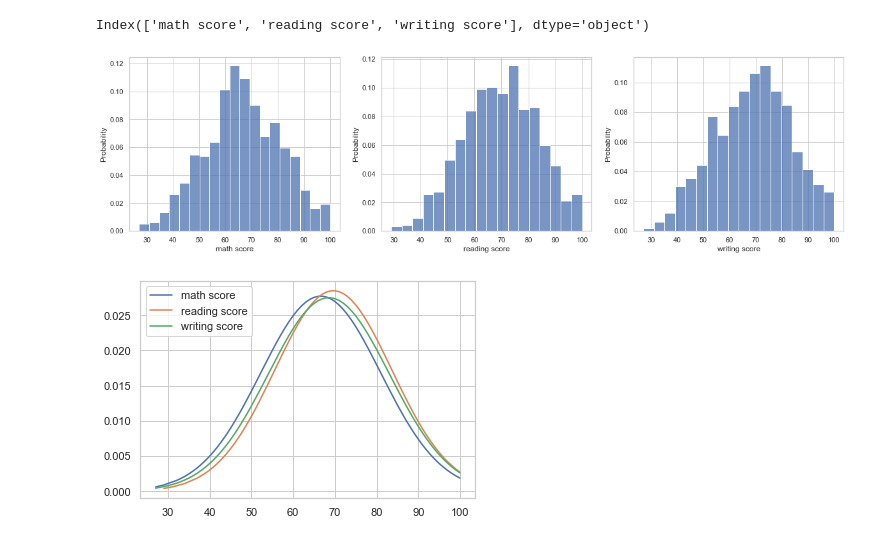
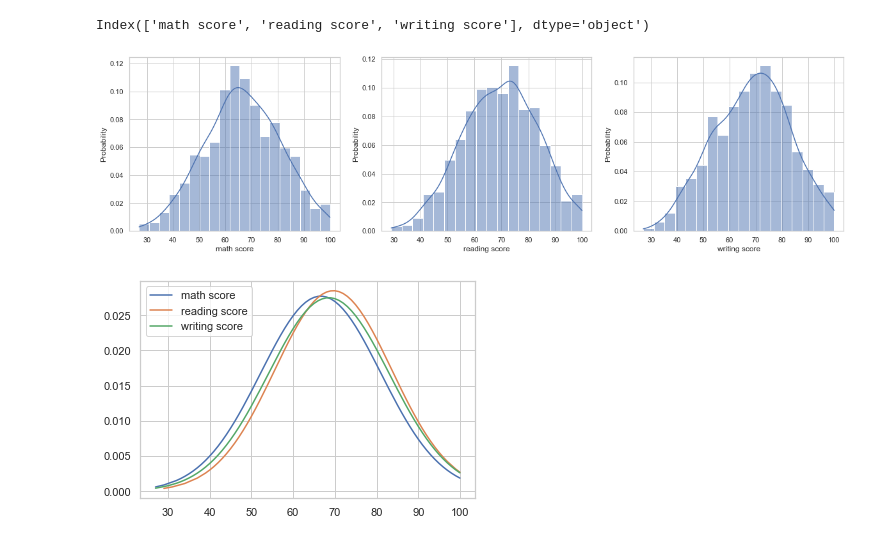
Before and after one commit to 12yoonj/data-analysis-practice, a Jupyter notebook: students_performance/students_performance.ipynb, the cells around one changed output. Cells and saved outputs as stored; diff of their text form; code cells hidden in the pictures.

```diff
--- a/students_performance/students_performance.ipynb
+++ b/students_performance/students_performance.ipynb
@@ -188,9 +190,9 @@ Index(['math score', 'reading score', 'writing score'], dtype='object')
 # %%
 fig, ax = plt.subplots(nrows=1, ncols=3, figsize=(20,5))
 for i in range(len(subject_name)):
-  sns.histplot(data=data_trim, x=subject_name[i], stat = "probability", ax=ax[i])
+  sns.histplot(data=data_trim, x=subject_name[i], stat = "probability", kde=True, ax=ax[i])
 # %% [output]
-[figure, old version]
+[figure, new version]
 # %%
 from scipy import stats
 subject_name = data_trim.columns[-3:]
```
Also changed, not shown: parts of 34 cells of this notebook.
